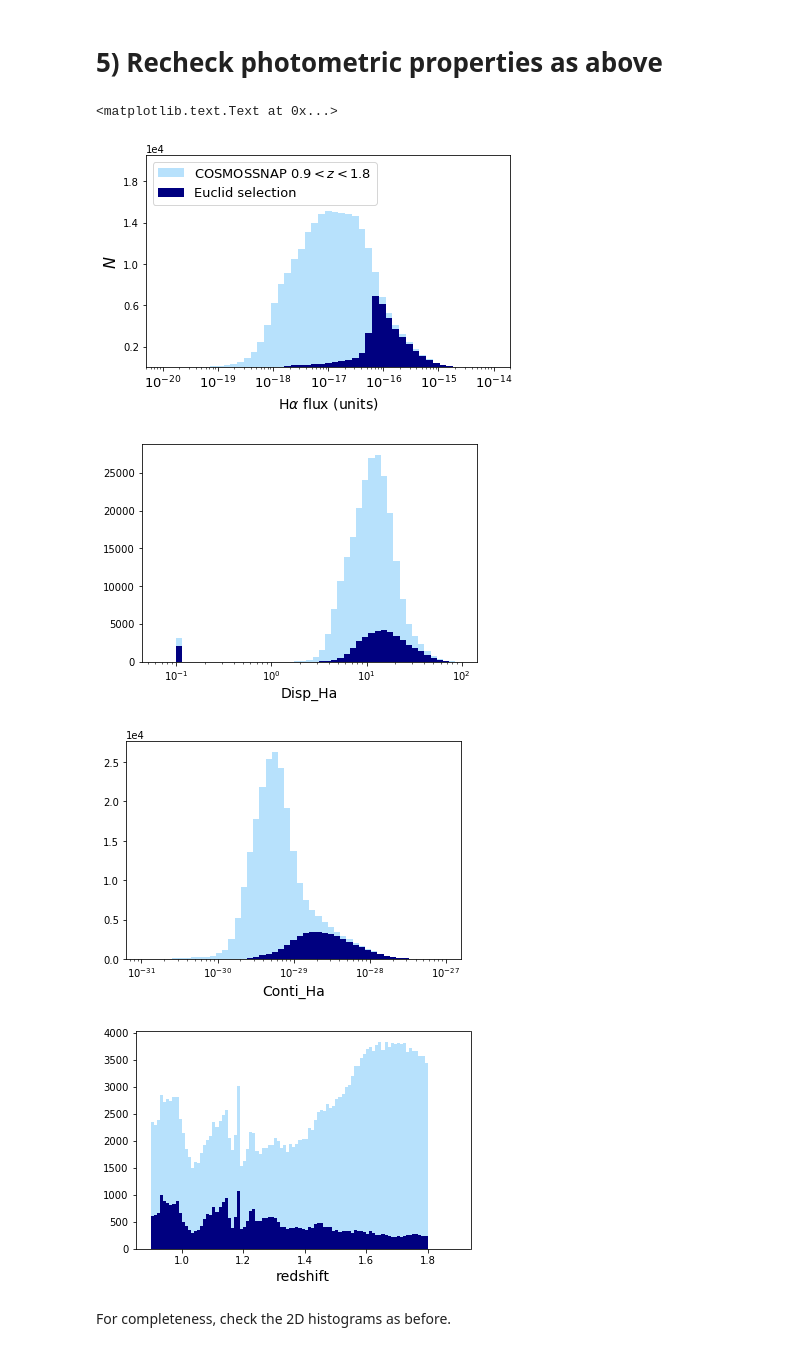
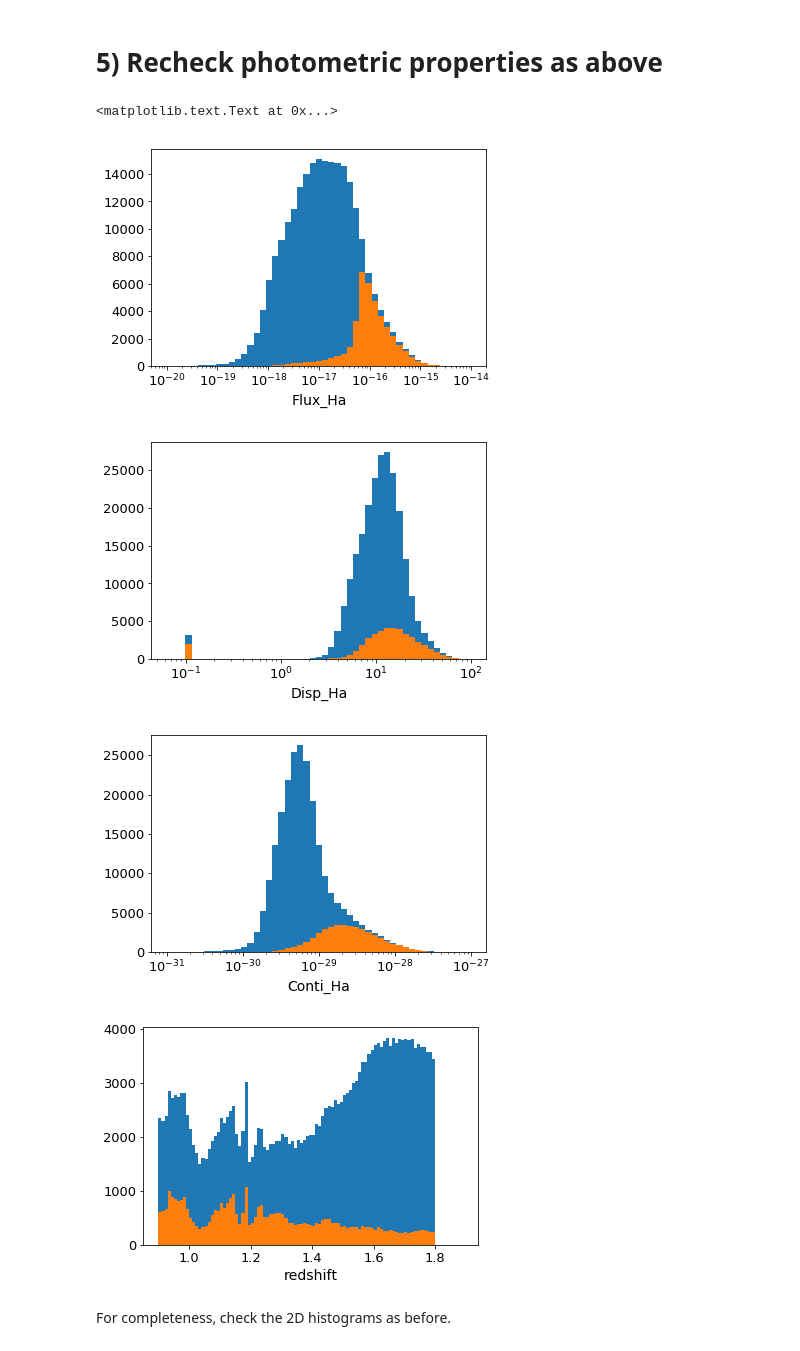
Before and after one commit to dedale-fet/dedale_d51, a Jupyter notebook: notebooks/2017-12-07_Euclid_spectroscopic_selection.ipynb, the cells around one changed output. Cells and saved outputs as stored; diff of their text form; code cells hidden in the pictures.

Commit message:
Cleaning up part of the notebook to revert to former figures.

```diff
--- a/notebooks/2017-12-07_Euclid_spectroscopic_selection.ipynb
+++ b/notebooks/2017-12-07_Euclid_spectroscopic_selection.ipynb
@@ -130,42 +130,34 @@ Let's compare the properties of the detected objects below.
 # %% [markdown]
 # 5) Recheck photometric properties as above
 # %%
-plt.figure(figsize=(6, 4))
-_ = plt.hist(photometry["Flux_Ha"], bins=np.logspace(-20, -14, 50), facecolor="lightskyblue", alpha=0.6, label="COSMOSSNAP $0.9 < z < 1.8$")
-_ = plt.hist(tips_phot["Flux_Ha"], bins=np.logspace(-20, -14, 50), facecolor="navy", label="Euclid selection")
+plt.figure()
+_ = plt.hist(photometry["Flux_Ha"], bins=np.logspace(-20, -14, 50))
+_ = plt.hist(tips_phot["Flux_Ha"], bins=np.logspace(-20, -14, 50))
 plt.xscale("log")
-plt.xlabel("H$\\alpha$ flux (units)", fontsize=14)
-plt.ylabel("$N$", fontsize=16)
-plt.xticks(fontsize=13)
-plt.ylim(0, 2.05e4)
-plt.yticks(np.arange(2000, 18001, 4000))
-plt.ticklabel_format(style='sci', axis='y', scilimits=(0, 0), fontsize=13)
-plt.legend(fontsize=13, loc="upper left")
-plt.tight_layout()
+plt.xlabel("Flux_Ha", fontsize=14)
 
 plt.figure()
-_ = plt.hist(photometry["Disp_Ha"], bins=np.logspace(-1.2, 2, 50), facecolor="lightskyblue", alpha=0.6, label="COSMOSSNAP $0.9 < z < 1.8$")
-_ = plt.hist(tips_phot["Disp_Ha"], bins=np.logspace(-1.2, 2, 50), facecolor="navy", label="Euclid selection")
+_ = plt.hist(photometry["Disp_Ha"], bins=np.logspace(-1.2, 2, 50))
+_ = plt.hist(tips_phot["Disp_Ha"], bins=np.logspace(-1.2, 2, 50))
 plt.xscale("log")
 plt.xlabel("Disp_Ha", fontsize=14)
 
 plt.figure()
-_ = plt.hist(photometry["Conti_Ha"], bins=np.logspace(-31, -27, 50), facecolor="lightskyblue", alpha=0.6, label="COSMOS-like sample")
-_ = plt.hist(tips_phot["Conti_Ha"], bins=np.logspace(-31, -27, 50), facecolor="navy", label="Euclid selection")
+_ = plt.hist(photometry["Conti_Ha"], bins=np.logspace(-31, -27, 50))
+_ = plt.hist(tips_phot["Conti_Ha"], bins=np.logspace(-31, -27, 50))
 plt.xscale("log")
-plt.ticklabel_format(style='sci', axis='y', scilimits=(0, 0), fontsize=13)
 plt.xlabel("Conti_Ha", fontsize=14)
 
 plt.figure()
-_ = plt.hist(photometry["z"], bins=np.arange(0.9, 1.9, 0.01), facecolor="lightskyblue", alpha=0.6, label="COSMOS-like sample")
-_ = plt.hist(tips_phot["z"], bins=np.arange(0.9, 1.9, 0.01), facecolor="navy", label="Euclid selection")
+_ = plt.hist(photometry["z"], bins=np.arange(0.9, 1.9, 0.01))
+_ = plt.hist(tips_phot["z"], bins=np.arange(0.9, 1.9, 0.01))
 plt.xlabel("redshift", fontsize=14)
 # %% [output]
 <matplotlib.text.Text at 0x...>
-[figure, old version]
+[figure, new version]
-[figure, old version]
+[figure, new version]
-[figure, old version]
+[figure, new version]
-[figure, old version]
+[figure, new version]
 # %% [markdown]
 For completeness, check the 2D histograms as before.
 # %%
```
